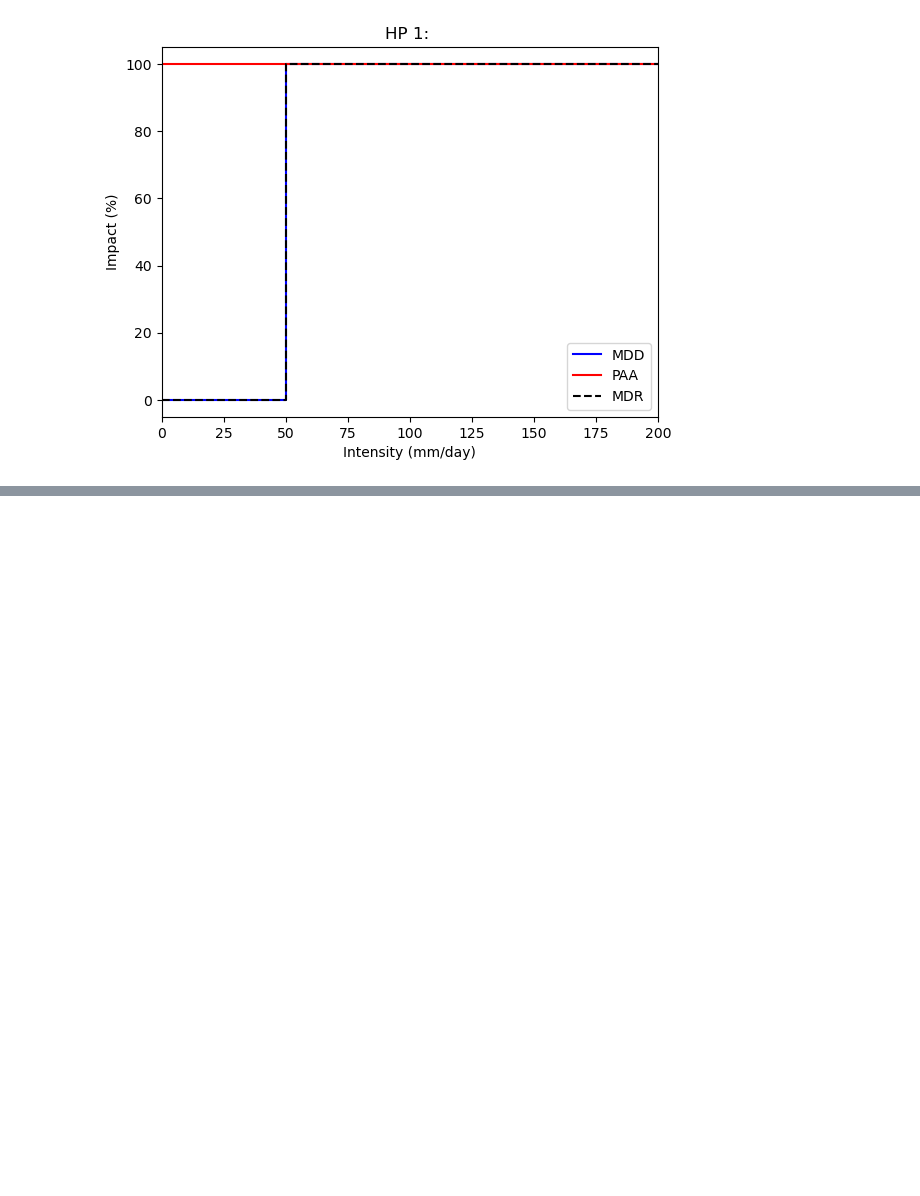
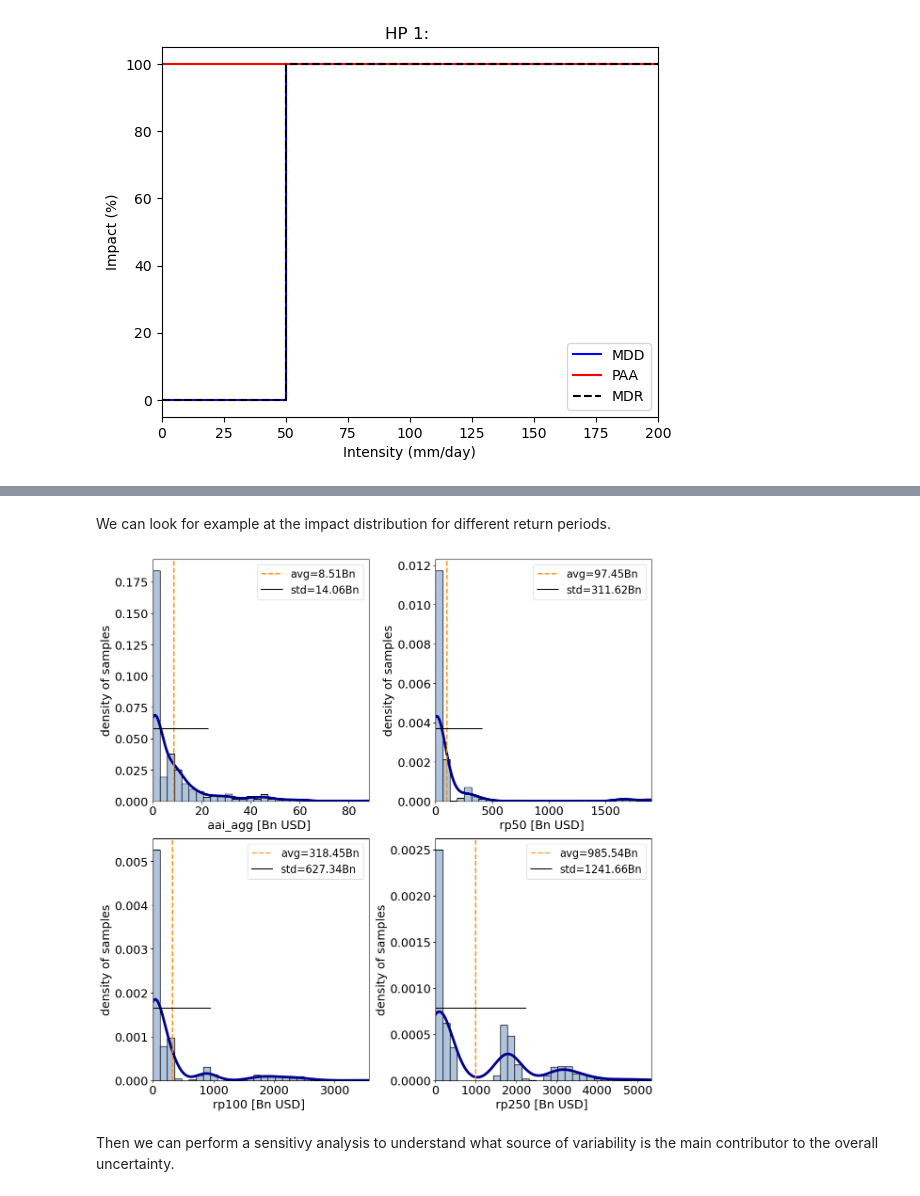
Before and after one commit to SPARCCLE/WP4-Climada-examples, a Jupyter notebook: MESMER_Climada/MESMER-CLIMADA_simple.ipynb, the cells around one changed output, grey strips where cells are left out. Saved outputs shown, nothing was run; the diff lists cells and outputs as text; code cells hidden in the pictures; blank space fills up the shorter version.

```diff
--- a/MESMER_Climada/MESMER-CLIMADA_simple.ipynb
+++ b/MESMER_Climada/MESMER-CLIMADA_simple.ipynb
@@ -94,0 +225,11 @@ imp.plot_scatter_eai_exposure()
+# %%
+#introduce some variability in the impact functions
+bounds_impfi = [-10, 10] #-10 mm/day ; +10mm/day uncertainty on the intensity
+bounds_mdd = None #No uncertainty in the mdd
+bounds_paa = None #No uncertainty in the paa
+
+impf_iv = InputVar.impfset(impf_set_list=[impfset],
+                           bounds_impfi=bounds_impfi,
+                           bounds_mdd=bounds_mdd,
+                           bounds_paa=bounds_paa,
+                           haz_id_dict={'HP': [1]})
@@ -94,0 +242,7 @@ imp.plot_scatter_eai_exposure()
+# %%
+#Impact calculation taking into account the variability on hazard, exposure, impact function
+calc_imp = CalcImpact(exp_iv, impf_iv, haz_iv)
+# %%
+#sampling
+output_imp = calc_imp.make_sample(N=2**7, sampling_kwargs={'skip_values': 2**8})
+output_imp.get_samples_df().tail()
@@ -94,0 +256,11 @@ imp.plot_scatter_eai_exposure()
+# %% [markdown]
+We can look for example at the impact distribution for different return periods.
+# %%
+#computing uncertainty for different return periods: 50, 100, 250 years
+output_imp = calc_imp.uncertainty(output_imp, rp = [50, 100, 250])
+# %%
+output_imp.plot_uncertainty(figsize=(12,12));
+# %% [output]
+[figure, added]
+# %% [markdown]
+Then we can perform a sensitivy analysis to understand what source of variability is the main contributor to the overall uncertainty.
```
Also changed, not shown: parts of 77 cells of this notebook.
